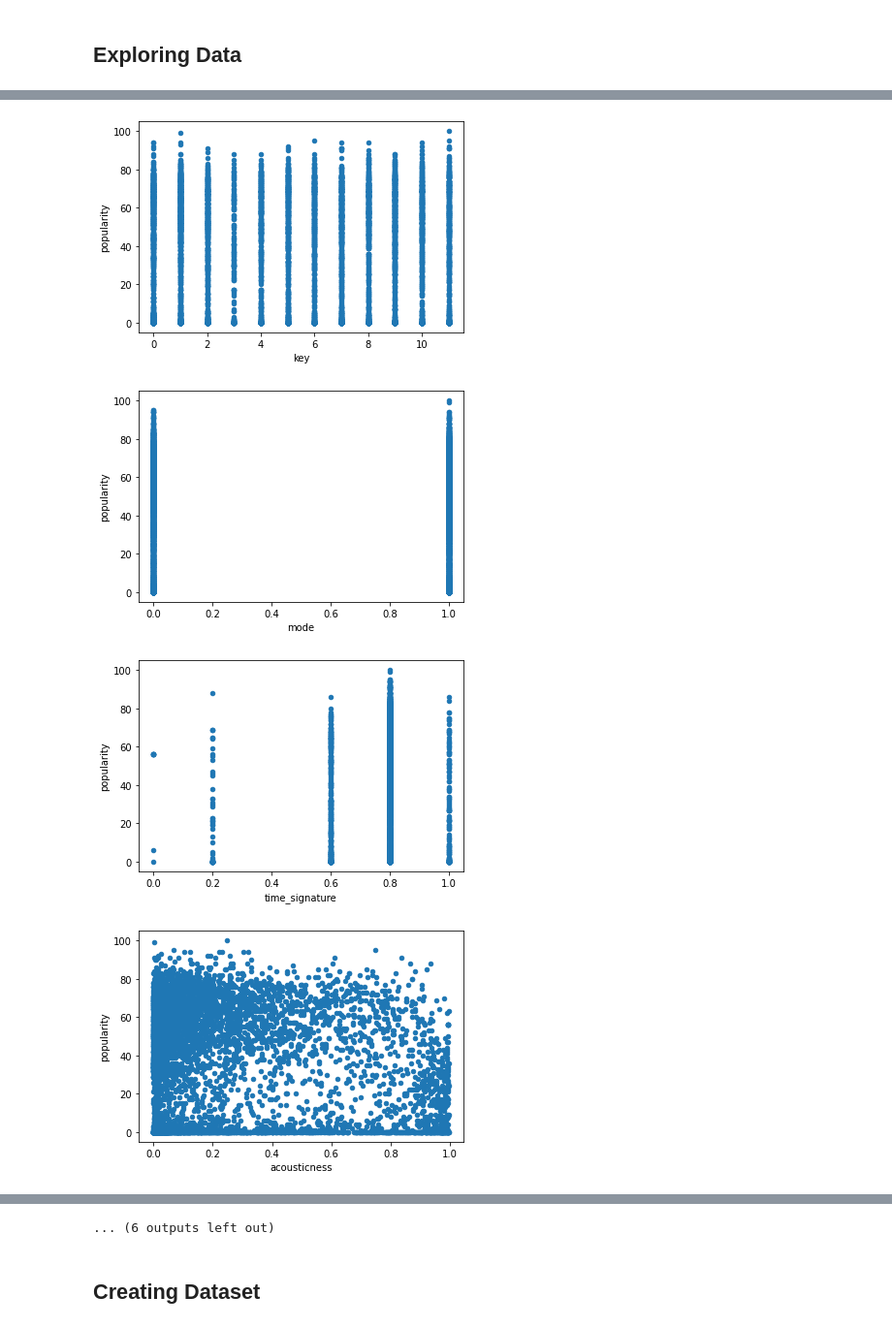
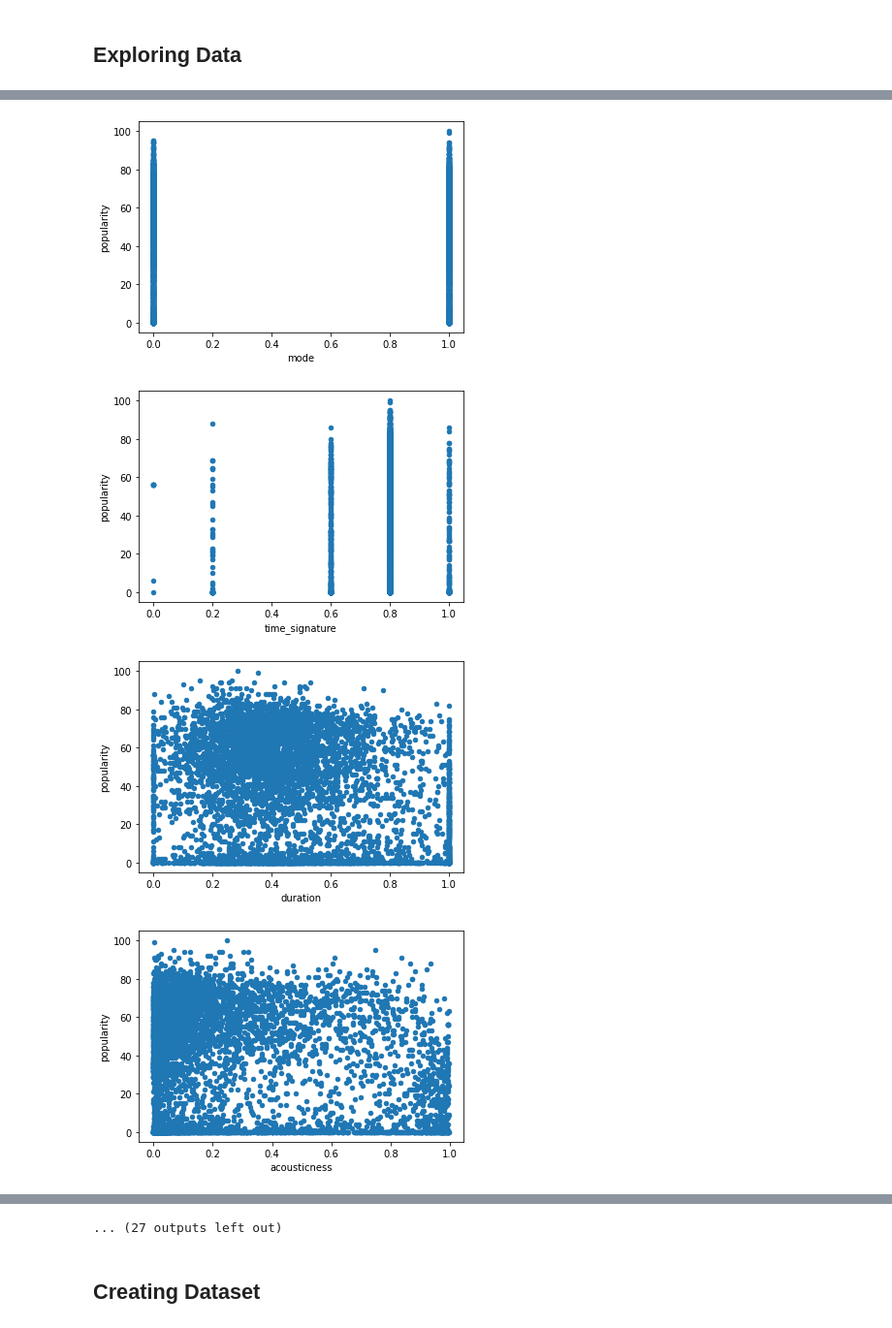
Before and after one commit to APS360-Team-34/Hit-Song-Prediction, a Jupyter notebook: Playground_Rakan.ipynb, the cells around one changed output, grey strips where cells are left out. Shown at 97% size. Cells and saved outputs as stored; diff of their text form; code cells hidden in the pictures.

```diff
--- a/Playground_Rakan.ipynb
+++ b/Playground_Rakan.ipynb
@@ -87,0 +72,2 @@ pl.playlist_df.head()
+# %%
+information_df = pd.DataFrame()
@@ -87,0 +126,12 @@ pl.playlist_df.head()
+# %%
+target = 'popularity'
+features = list(information_df.columns.copy())
+features.remove(target)
+print(f"Features: {features}")
+genres = list(genres_df.columns.copy())
+print(f"Genres: {genres}")
+
+regression_target = "popularity"
+classification_target = "hit"
+print(f"Regression Target: {regression_target}")
+print(f"Classification Target: {classification_target}")
@@ -176,0 +203,11 @@ import matplotlib.pyplot as plt
+# %%
+cols = list(information_df.columns)
+
+exploring = regression_df.copy()[cols]
+
+# cols_to_drop = [index if abs(value) < 0.1 else None for index, value in exploring.corr()['popularity'].iteritems()]
+# cols_to_drop = list(filter(None, cols_to_drop))
+# print(cols_to_drop)
+# exploring.drop(cols_to_drop, axis=1, inplace=True)
+
+exploring.corr()['popularity']
@@ -182,7 +236,7 @@ def plot_feature_and_target(dataframe_to_plot, feature, target):
   dataframe_to_plot.plot.scatter(x=feature, y=target)
   return
 # %%
-dataframe_to_plot = regression_df
+dataframe_to_plot = exploring
 target = regression_target
 for col in dataframe_to_plot.columns:
   plot_feature_and_target(dataframe_to_plot, col, target)
@@ -191,6 +245,6 @@ for col in dataframe_to_plot.columns:
-[figure, old version]
+[figure, new version]
-[figure, old version]
+[figure, new version]
-[figure, old version]
+[figure, new version]
 [figure]
 [figure]
 [figure]
@@ -199,7 +253,7 @@ for col in dataframe_to_plot.columns:
 [figure]
 [figure]
 [figure]
-... (6 outputs left out)
+... (27 outputs left out)
 # %% [markdown]
 ## Creating Dataset
 # %%
```
Also changed, not shown: parts of 41 cells of this notebook, 3 other files.
